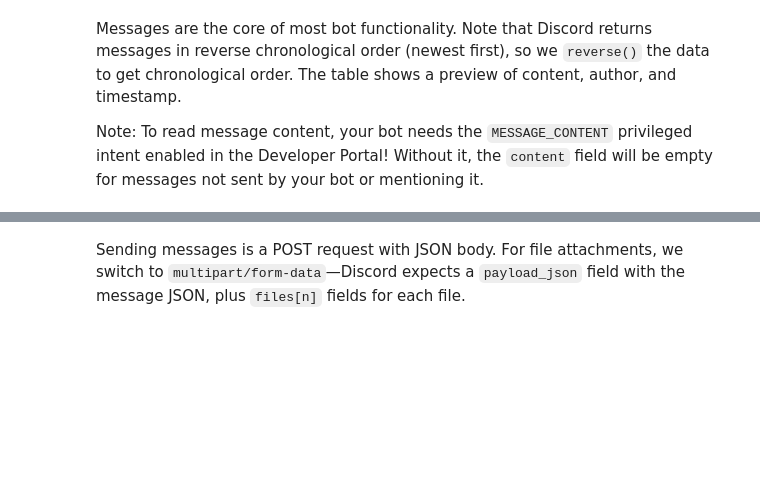
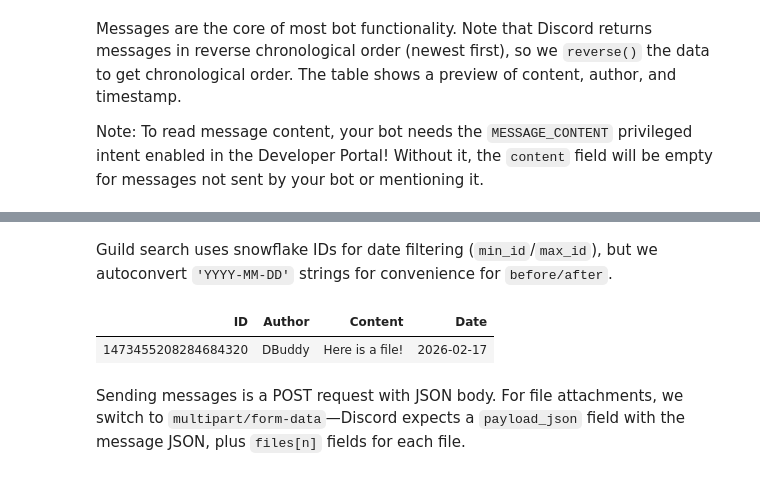
Before and after one commit to AnswerDotAI/cordslite, a Jupyter notebook: nbs/00_core.ipynb, the cells around one changed output, grey strips where cells are left out. Cells and saved outputs as stored; diff of their text form; code cells hidden in the pictures; blank space fills up the shorter version.

Commit message:
add search

```diff
--- a/nbs/00_core.ipynb
+++ b/nbs/00_core.ipynb
@@ -176,0 +181,2 @@ msgs = await ch.messages(5); msgs
+# %% [markdown]
+Guild search uses snowflake IDs for date filtering (`min_id`/`max_id`), but we autoconvert `'YYYY-MM-DD'` strings for convenience for `before/after`.
@@ -177,3 +203,8 @@ msgs = await ch.messages(5); msgs
+# %%
+await gld.search(after='2026-02-16')
+# %% [output]
+| ID | Author | Content | Date |
+| 1473455208284684320 | DBuddy | Here is a file! | 2026-02-17 |
 # %% [markdown]
 Sending messages is a POST request with JSON body. For file attachments, we switch to `multipart/form-data`—Discord expects a `payload_json` field with the message JSON, plus `files[n]` fields for each file.
 # %%
```
Also changed, not shown: parts of 11 cells of this notebook, 2 other files.
